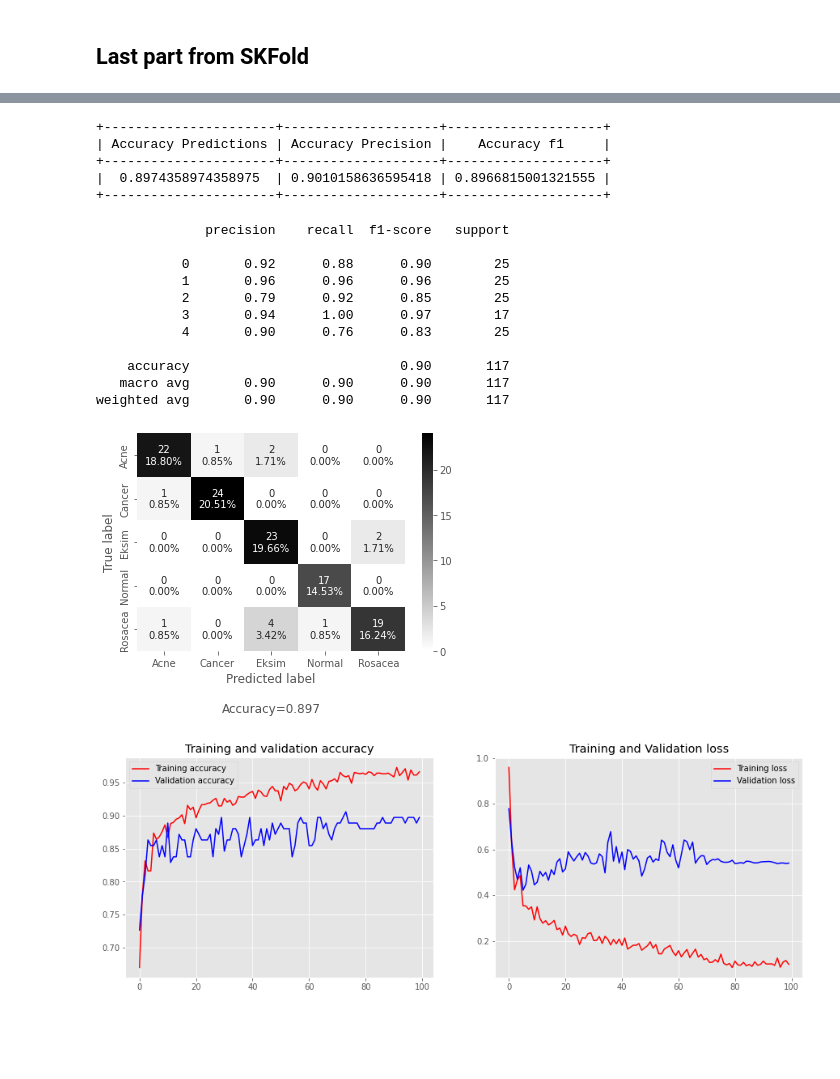
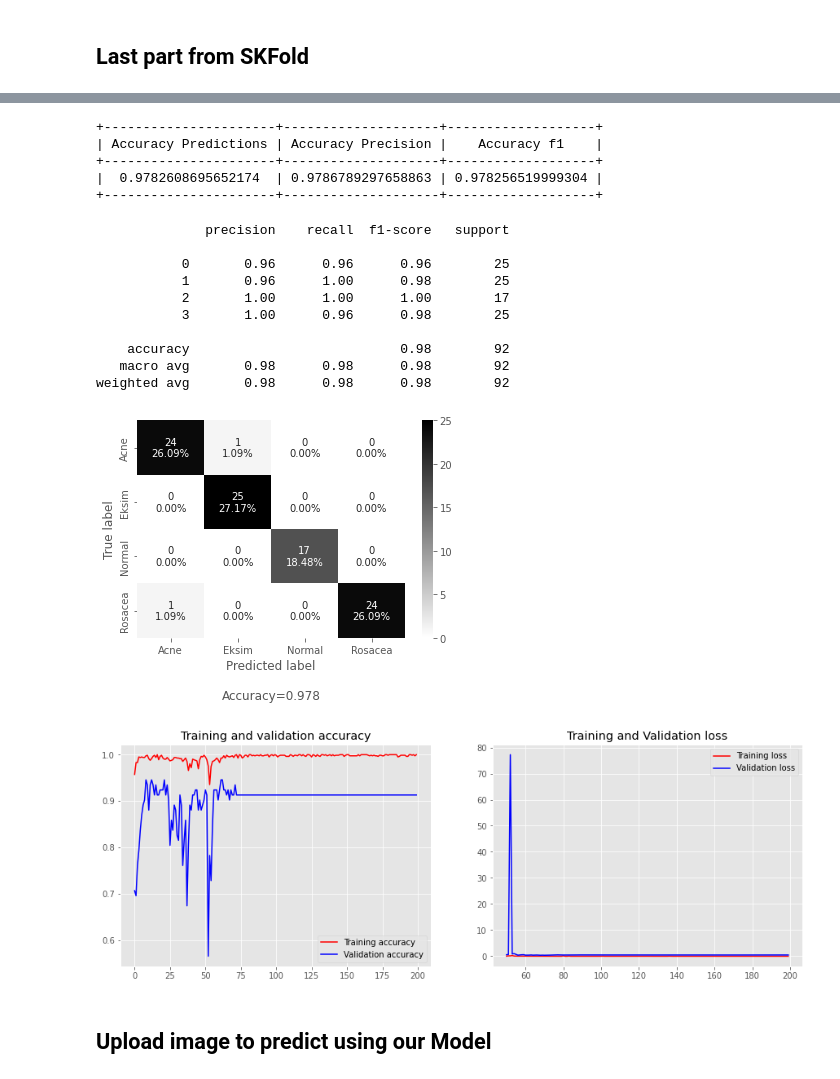
Before and after one commit to Albert-Setiawan/Capstone-Project-Machine-Learning, a Jupyter notebook: albert/SKUT Stratified K-Fold.ipynb, the cells around one changed output, grey strips where cells are left out. Saved outputs shown, nothing was run; the diff lists cells and outputs as text; code cells hidden in the pictures; blank space fills up the shorter version.

```diff
--- a/albert/SKUT Stratified K-Fold.ipynb
+++ b/albert/SKUT Stratified K-Fold.ipynb
@@ -725,47 +738,49 @@ Epoch 100/100
-# %%
-from sklearn.metrics import accuracy_score, precision_score, f1_score
-predictions = last.predict(test_generator)
-yPredictions = np.argmax(predictions, axis=1)
-true_classes = test_generator.classes
-print()
-k = PrettyTable(['Accuracy Predictions', 'Accuracy Precision', 'Accuracy f1'])
-k.add_row([accuracy_score(true_classes, yPredictions),
-            precision_score(true_classes, yPredictions, average='weighted'),
-            f1_score(true_classes, yPredictions, average='weighted')])
-print(k)
-# %% [output]
-+----------------------+--------------------+--------------------+
-| Accuracy Predictions | Accuracy Precision |    Accuracy f1     |
-+----------------------+--------------------+--------------------+
-|  0.8974358974358975  | 0.9010158636595418 | 0.8966815001321555 |
-+----------------------+--------------------+--------------------+
+# %%
+from keras.models import load_model
+model_load = load_model('D:/Latihan/Model save/InceptionV3-weights-improvement-0089-0.97826.h5')
+# %%
+from sklearn.metrics import accuracy_score, precision_score, f1_score
+predictions = model_load.predict(test_generator)
+yPredictions = np.argmax(predictions, axis=1)
+true_classes = test_generator.classes
+print()
+k = PrettyTable(['Accuracy Predictions', 'Accuracy Precision', 'Accuracy f1'])
+k.add_row([accuracy_score(true_classes, yPredictions),
+            precision_score(true_classes, yPredictions, average='weighted'),
+            f1_score(true_classes, yPredictions, average='weighted')])
+print(k)
+# %% [output]
++----------------------+--------------------+-------------------+
+| Accuracy Predictions | Accuracy Precision |    Accuracy f1    |
++----------------------+--------------------+-------------------+
+|  0.9782608695652174  | 0.9786789297658863 | 0.978256519999304 |
++----------------------+--------------------+-------------------+
 # %%
 from sklearn.metrics import classification_report
 print(classification_report(test_generator.classes, yPredictions))
 # %% [output]
               precision    recall  f1-score   support
 
-           0       0.92      0.88      0.90        25
-           1       0.96      0.96      0.96        25
-           2       0.79      0.92      0.85        25
-           3       0.94      1.00      0.97        17
-           4       0.90      0.76      0.83        25
+           0       0.96      0.96      0.96        25
+           1       0.96      1.00      0.98        25
+           2       1.00      1.00      1.00        17
+           3       1.00      0.96      0.98        25
 
-    accuracy                           0.90       117
-   macro avg       0.90      0.90      0.90       117
-weighted avg       0.90      0.90      0.90       117
+    accuracy                           0.98        92
+   macro avg       0.98      0.98      0.98        92
+weighted avg       0.98      0.98      0.98        92
 # %%
 import cf_matrix
 from sklearn.metrics import accuracy_score, precision_score, classification_report, confusion_matrix, f1_score, precision_recall_fscore_support
 from sklearn.metrics import plot_confusion_matrix, ConfusionMatrixDisplay
 
 confusion_matrix = confusion_matrix(np.array(true_classes, dtype='int64'), np.array(yPredictions))
-categories = ['Acne', 'Cancer', 'Eksim', 'Normal', 'Rosacea']
+categories = ['Acne', 'Eksim', 'Normal', 'Rosacea']
 cf_matrix.make_confusion_matrix(confusion_matrix,
                                 categories=categories,
                                 cmap='binary')
 # %% [output]
-[figure, old version]
+[figure, new version]
 # %%
 acc = history_last.history['accuracy']
 val_acc = history_last.history['val_accuracy']
@@ -782,11 +797,15 @@ plt.title('Training and validation accuracy')
 plt.legend(loc=0)
 
 plt.subplot(1,2,2)
-plt.plot(epochs, loss, 'r', label='Training loss')
-plt.plot(epochs, val_loss, 'b', label='Validation loss')
+plt.plot(epochs[50:], loss[50:], 'r', label='Training loss')
+plt.plot(epochs[50:], val_loss[50:], 'b', label='Validation loss')
 plt.title('Training and Validation loss')
+#plt.xlim(30,101)
+#plt.margins(0.000000000000001)
 plt.legend(loc=0)
 
 plt.show()
 # %% [output]
-[figure, old version]
+[figure, new version]
+# %% [markdown]
+## Upload image to predict using our Model
```
Also changed, not shown: parts of 31 cells of this notebook.
